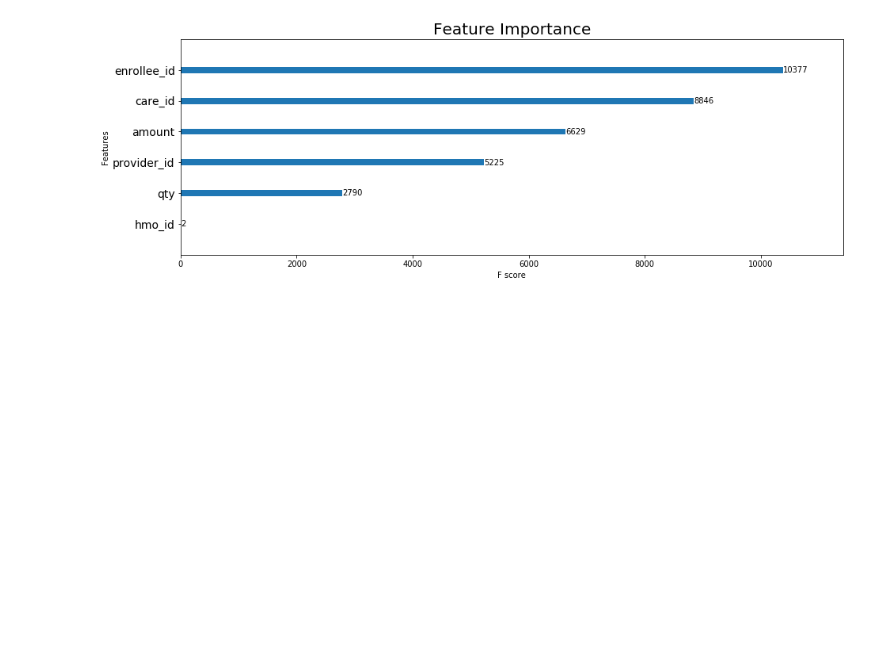
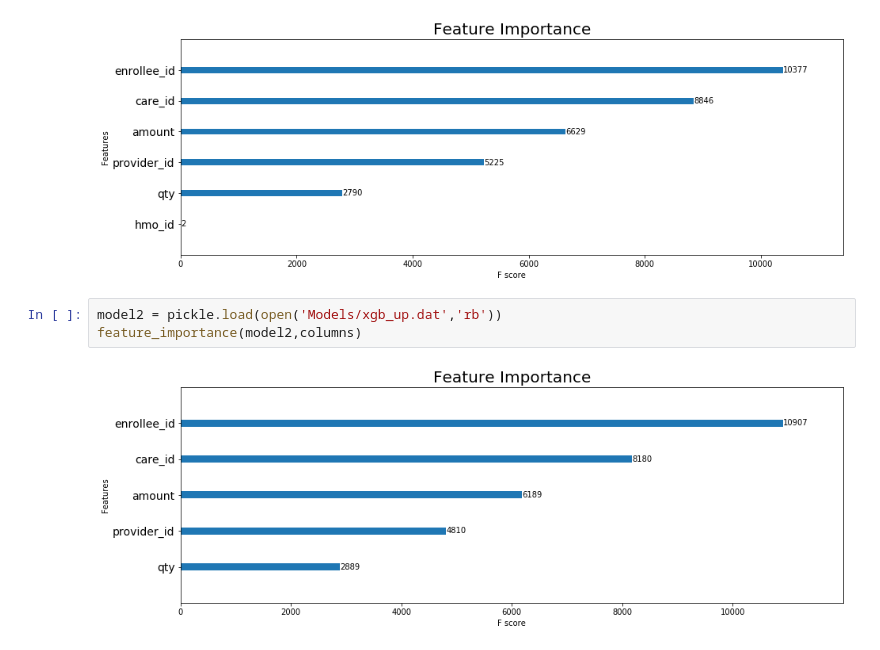
Before and after one commit to Shunling/Insight_HealthDataScience, a Jupyter notebook: Projects/P3/feature_importance.ipynb, the cells around one changed output. Drawn from its saved outputs; the diff is of its cells as text; blank space fills up the shorter version.

Commit message:
3models

```diff
--- a/Projects/P3/feature_importance.ipynb
+++ b/Projects/P3/feature_importance.ipynb
@@ -27,3 +27,8 @@ def feature_importance(model,columns):
 feature_importance(model1,columns)
 # %% [output]
 [figure]
+# %%
+model2 = pickle.load(open('Models/xgb_up.dat','rb'))
+feature_importance(model2,columns)
+# %% [output]
+[figure, added]
```
Also changed, not shown: parts of 1 cell of this notebook.
